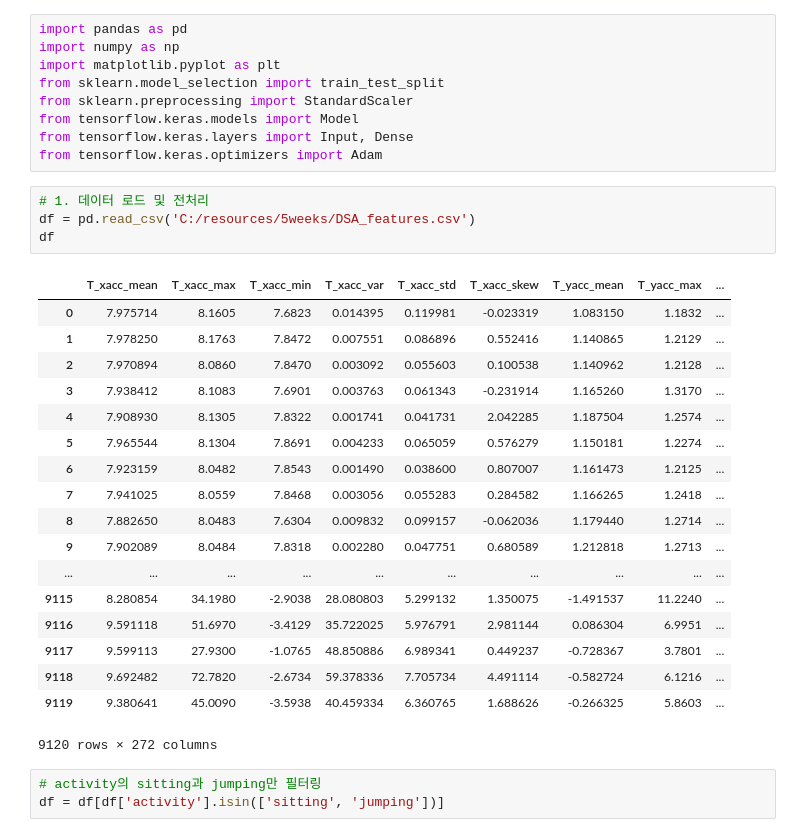
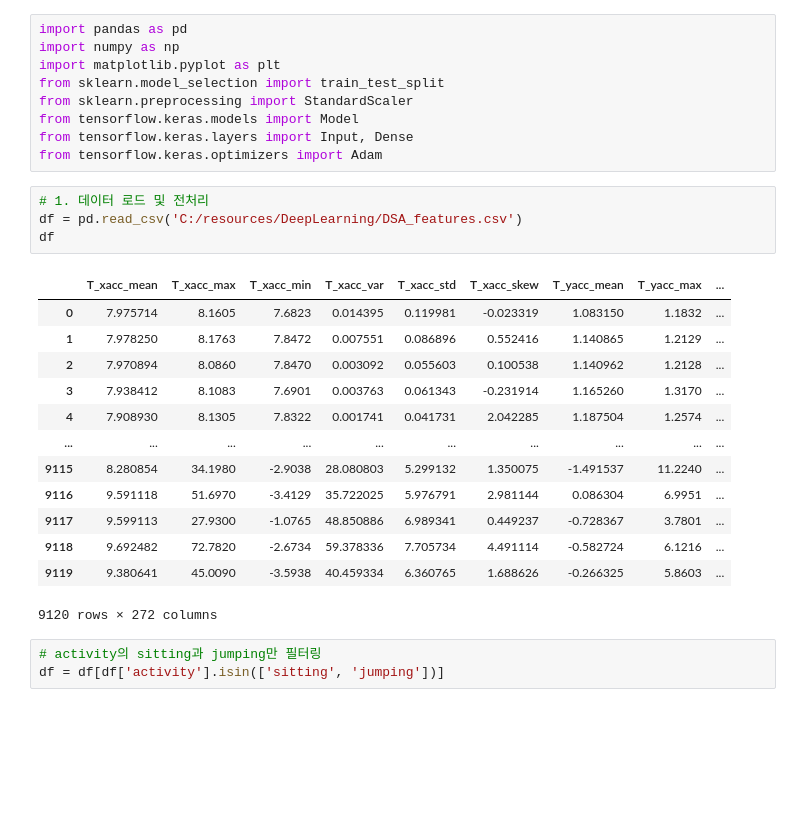
Before and after one commit to kkemman/DeepLearning, a Jupyter notebook: 5weeks/DSA_features_AE.ipynb, the cells around one changed output. Saved outputs shown, nothing was run; the diff lists cells and outputs as text; blank space fills up the shorter version.

```diff
--- a/5weeks/DSA_features_AE.ipynb
+++ b/5weeks/DSA_features_AE.ipynb
@@ -9,20 +9,15 @@ from tensorflow.keras.layers import Input, Dense
 from tensorflow.keras.optimizers import Adam
 # %%
 # 1. 데이터 로드 및 전처리
-df = pd.read_csv('C:/resources/5weeks/DSA_features.csv')
+df = pd.read_csv('C:/resources/DeepLearning/DSA_features.csv')
 df
 # %% [output]
 |  | T_xacc_mean | T_xacc_max | T_xacc_min | T_xacc_var | T_xacc_std | T_xacc_skew | T_yacc_mean | T_yacc_max | ... |
 | 0 | 7.975714 | 8.1605 | 7.6823 | 0.014395 | 0.119981 | -0.023319 | 1.083150 | 1.1832 | ... |
 | 1 | 7.978250 | 8.1763 | 7.8472 | 0.007551 | 0.086896 | 0.552416 | 1.140865 | 1.2129 | ... |
 | 2 | 7.970894 | 8.0860 | 7.8470 | 0.003092 | 0.055603 | 0.100538 | 1.140962 | 1.2128 | ... |
 | 3 | 7.938412 | 8.1083 | 7.6901 | 0.003763 | 0.061343 | -0.231914 | 1.165260 | 1.3170 | ... |
 | 4 | 7.908930 | 8.1305 | 7.8322 | 0.001741 | 0.041731 | 2.042285 | 1.187504 | 1.2574 | ... |
-| 5 | 7.965544 | 8.1304 | 7.8691 | 0.004233 | 0.065059 | 0.576279 | 1.150181 | 1.2274 | ... |
-| 6 | 7.923159 | 8.0482 | 7.8543 | 0.001490 | 0.038600 | 0.807007 | 1.161473 | 1.2125 | ... |
-| 7 | 7.941025 | 8.0559 | 7.8468 | 0.003056 | 0.055283 | 0.284582 | 1.166265 | 1.2418 | ... |
-| 8 | 7.882650 | 8.0483 | 7.6304 | 0.009832 | 0.099157 | -0.062036 | 1.179440 | 1.2714 | ... |
-| 9 | 7.902089 | 8.0484 | 7.8318 | 0.002280 | 0.047751 | 0.680589 | 1.212818 | 1.2713 | ... |
 | ... | ... | ... | ... | ... | ... | ... | ... | ... | ... |
 | 9115 | 8.280854 | 34.1980 | -2.9038 | 28.080803 | 5.299132 | 1.350075 | -1.491537 | 11.2240 | ... |
 | 9116 | 9.591118 | 51.6970 | -3.4129 | 35.722025 | 5.976791 | 2.981144 | 0.086304 | 6.9951 | ... |
```
Also changed, not shown: parts of 10 cells of this notebook, 3 other files.
